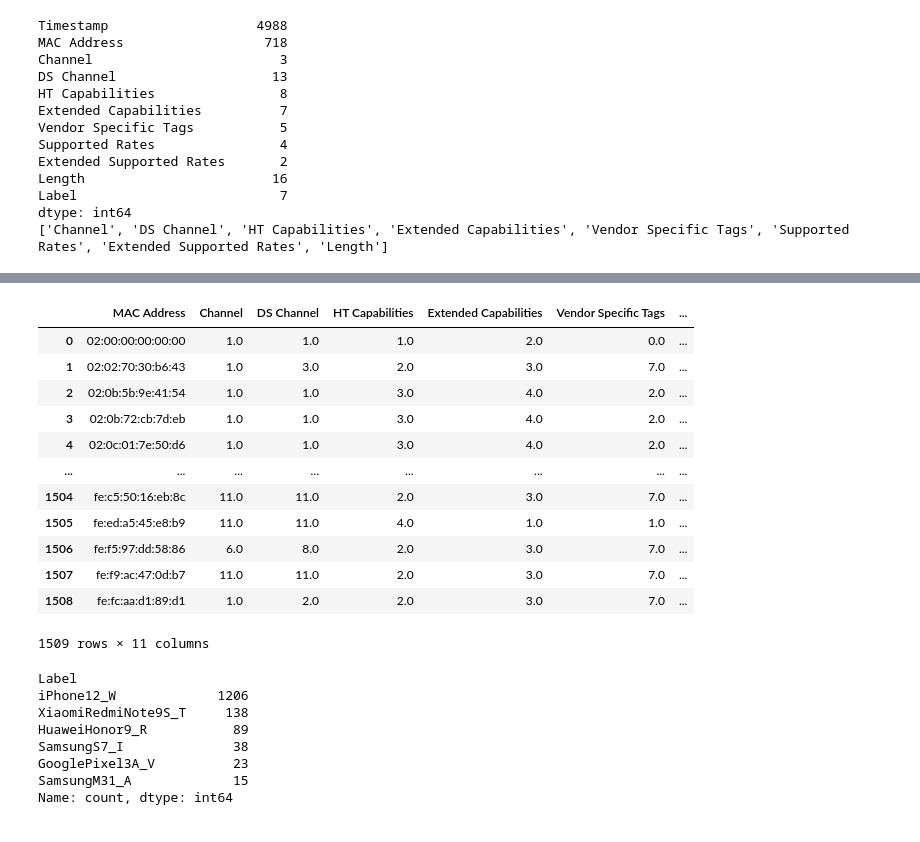
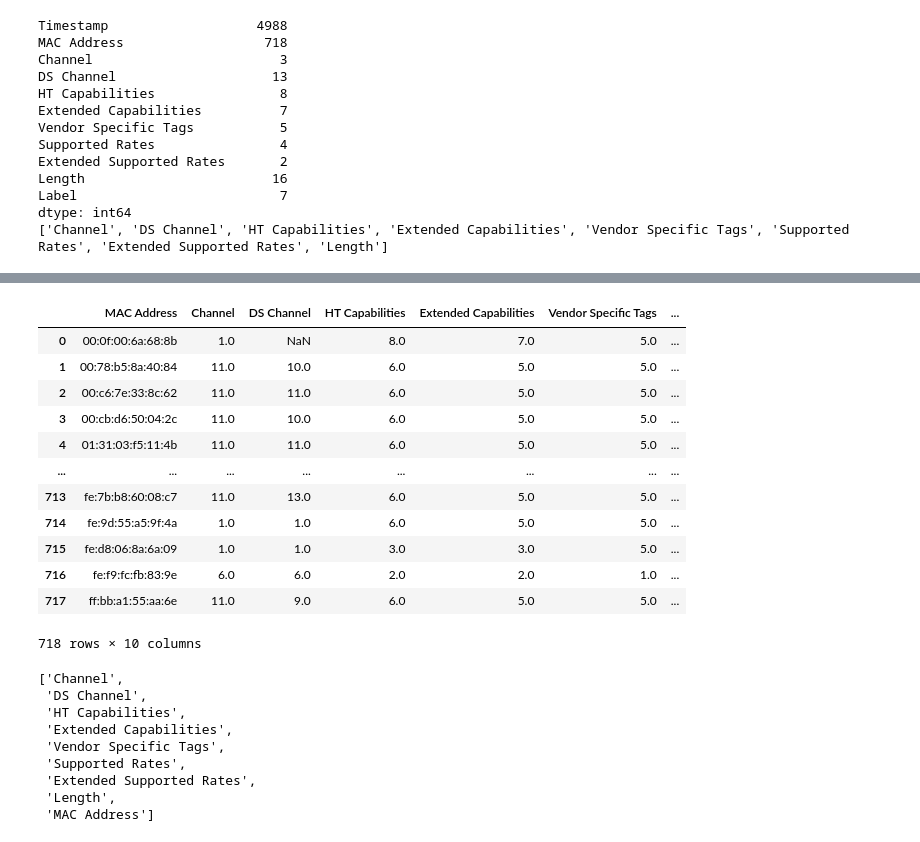
Before and after one commit to tugrul-kok/NMDA, a Jupyter notebook: HW3-MAC-De-Randomization/HW-3.ipynb, the cells around one changed output, grey strips where cells are left out. Cells and saved outputs as stored; diff of their text form; code cells hidden in the pictures.

```diff
--- a/HW3-MAC-De-Randomization/HW-3.ipynb
+++ b/HW3-MAC-De-Randomization/HW-3.ipynb
@@ -104,37 +105,29 @@ def encoder(df,features):
 
   df_tmp[features]=df_tmp[features].astype(float)
   return df_tmp
-
-encoded_df = encoder(clean_df,features)
-
-burst_df = encoded_df.drop(['Timestamp'],axis=1)
-burst_df = burst_df.groupby(['MAC Address'])
-
-burst_df = burst_df.first().reset_index()
-
-display(burst_df)
-
-label_count = burst_df["Label"].value_counts()
-print(label_count)
-# %% [output]
-|  | MAC Address | Channel | DS Channel | HT Capabilities | Extended Capabilities | Vendor Specific Tags | ... |
-| 0 | 02:00:00:00:00:00 | 1.0 | 1.0 | 1.0 | 2.0 | 0.0 | ... |
-| 1 | 02:02:70:30:b6:43 | 1.0 | 3.0 | 2.0 | 3.0 | 7.0 | ... |
-| 2 | 02:0b:5b:9e:41:54 | 1.0 | 1.0 | 3.0 | 4.0 | 2.0 | ... |
-| 3 | 02:0b:72:cb:7d:eb | 1.0 | 1.0 | 3.0 | 4.0 | 2.0 | ... |
-| 4 | 02:0c:01:7e:50:d6 | 1.0 | 1.0 | 3.0 | 4.0 | 2.0 | ... |
-| ... | ... | ... | ... | ... | ... | ... | ... |
-| 1504 | fe:c5:50:16:eb:8c | 11.0 | 11.0 | 2.0 | 3.0 | 7.0 | ... |
-| 1505 | fe:ed:a5:45:e8:b9 | 11.0 | 11.0 | 4.0 | 1.0 | 1.0 | ... |
-| 1506 | fe:f5:97:dd:58:86 | 6.0 | 8.0 | 2.0 | 3.0 | 7.0 | ... |
-| 1507 | fe:f9:ac:47:0d:b7 | 11.0 | 11.0 | 2.0 | 3.0 | 7.0 | ... |
-| 1508 | fe:fc:aa:d1:89:d1 | 1.0 | 2.0 | 2.0 | 3.0 | 7.0 | ... |
-1509 rows × 11 columns
-Label
-iPhone12_W             1206
-XiaomiRedmiNote9S_T     138
-HuaweiHonor9_R           89
-SamsungS7_I              38
-GooglePixel3A_V          23
-SamsungM31_A             15
-Name: count, dtype: int64
+# %%
+
+encoded_df = encoder(clean_df,features)
+
+burst_df = encoded_df.drop(['Timestamp'],axis=1).copy()
+burst_df = burst_df.groupby(['MAC Address'])
+burst_df = burst_df.first().reset_index()
+
+display(burst_df)
+
+# label_count = burst_df["Label"].value_counts()
+# print(label_count)
+# %% [output]
+|  | MAC Address | Channel | DS Channel | HT Capabilities | Extended Capabilities | Vendor Specific Tags | ... |
+| 0 | 00:0f:00:6a:68:8b | 1.0 | NaN | 8.0 | 7.0 | 5.0 | ... |
+| 1 | 00:78:b5:8a:40:84 | 11.0 | 10.0 | 6.0 | 5.0 | 5.0 | ... |
+| 2 | 00:c6:7e:33:8c:62 | 11.0 | 11.0 | 6.0 | 5.0 | 5.0 | ... |
+| 3 | 00:cb:d6:50:04:2c | 11.0 | 10.0 | 6.0 | 5.0 | 5.0 | ... |
+| 4 | 01:31:03:f5:11:4b | 11.0 | 11.0 | 6.0 | 5.0 | 5.0 | ... |
+| ... | ... | ... | ... | ... | ... | ... | ... |
+| 713 | fe:7b:b8:60:08:c7 | 11.0 | 13.0 | 6.0 | 5.0 | 5.0 | ... |
+| 714 | fe:9d:55:a5:9f:4a | 1.0 | 1.0 | 6.0 | 5.0 | 5.0 | ... |
+| 715 | fe:d8:06:8a:6a:09 | 1.0 | 1.0 | 3.0 | 3.0 | 5.0 | ... |
+| 716 | fe:f9:fc:fb:83:9e | 6.0 | 6.0 | 2.0 | 2.0 | 1.0 | ... |
+| 717 | ff:bb:a1:55:aa:6e | 11.0 | 9.0 | 6.0 | 5.0 | 5.0 | ... |
+718 rows × 10 columns
@@ -140,0 +151,14 @@ Name: count, dtype: int64
+# %%
+usable_features = features.copy()
+usable_features.append('MAC Address')
+usable_features
+# %% [output]
+['Channel',
+ 'DS Channel',
+ 'HT Capabilities',
+ 'Extended Capabilities',
+ 'Vendor Specific Tags',
+ 'Supported Rates',
+ 'Extended Supported Rates',
+ 'Length',
+ 'MAC Address']
```
Also changed, not shown: parts of 10 cells of this notebook, 1 other file.
